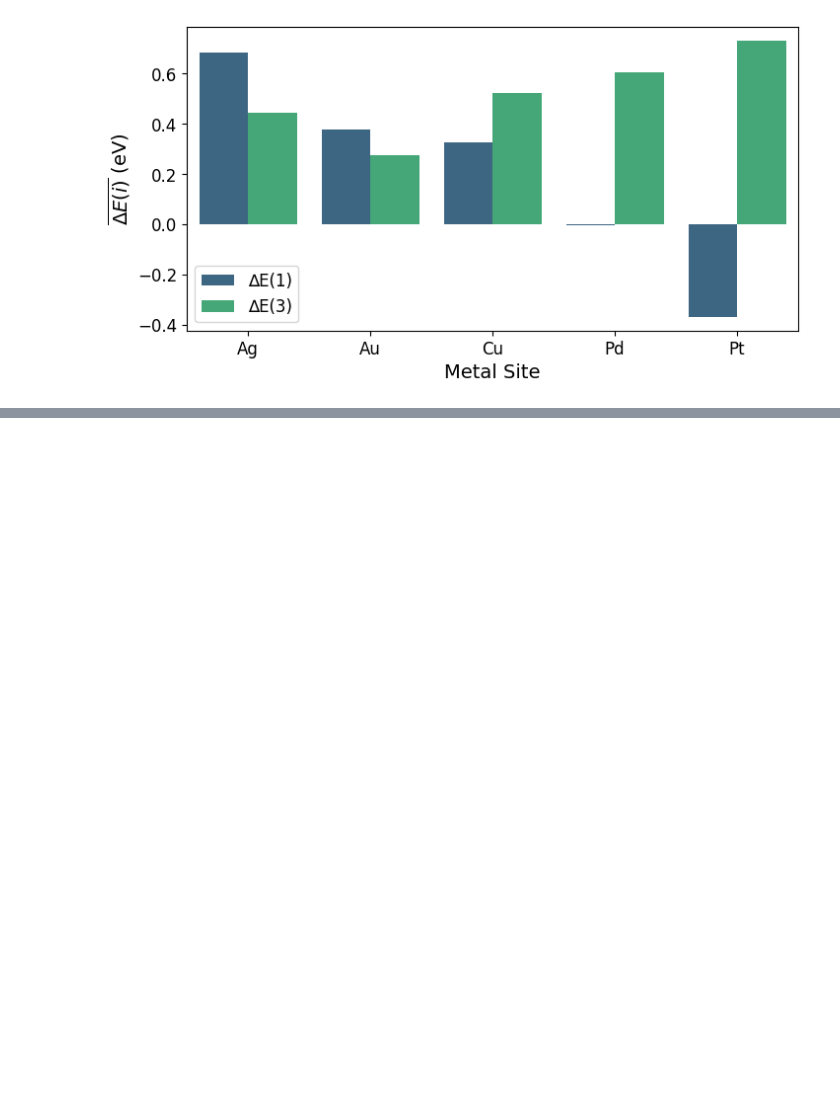
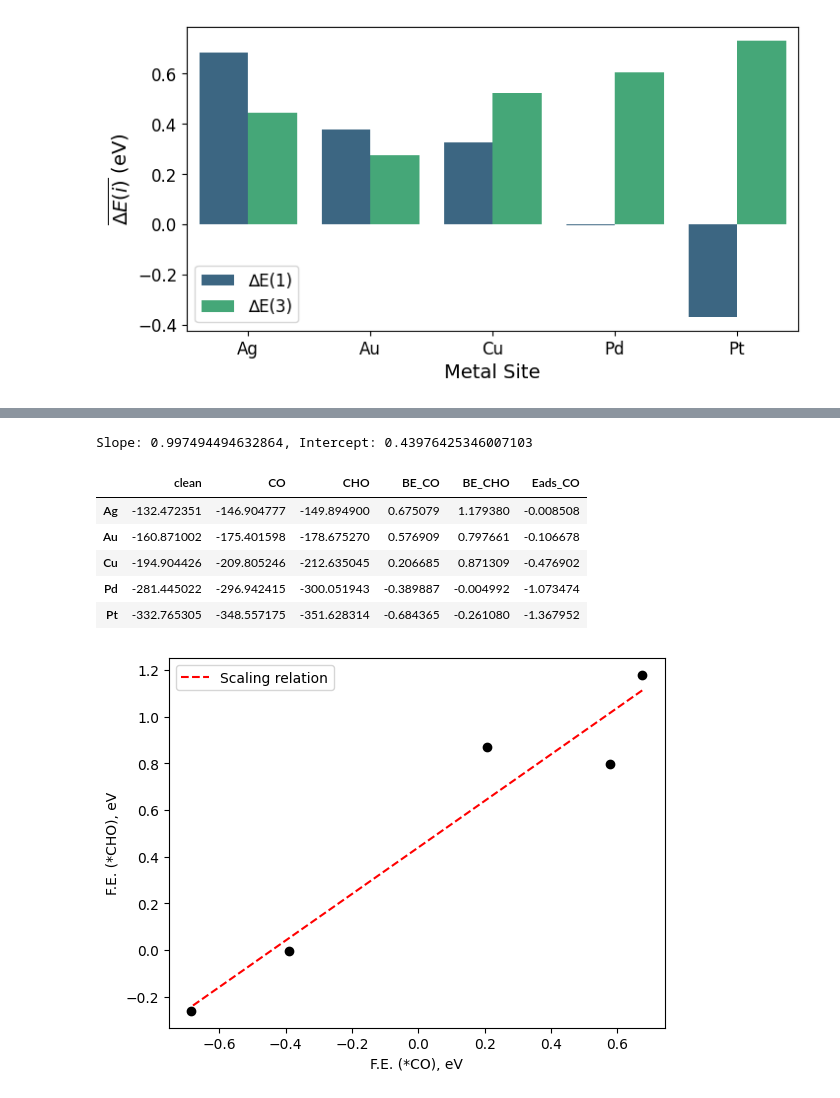
Before and after one commit to compcatalgroupIHPC/hea-co2rr-breaking-scaling, a Jupyter notebook: COOH_CO_CHO_notebook.ipynb, the cells around one changed output, grey strips where cells are left out. Cells and saved outputs as stored; diff of their text form; code cells hidden in the pictures; blank space fills up the shorter version.

Commit message:
Added last plots

```diff
--- a/COOH_CO_CHO_notebook.ipynb
+++ b/COOH_CO_CHO_notebook.ipynb
@@ -87,0 +187,29 @@ plt.show()
+# %%
+import numpy as np
+from sklearn.linear_model import LinearRegression
+
+puremetal_df = pd.read_pickle('puremetals_111_CHO_CO.pkl')
+
+X = puremetal_df['BE_CO'].values.reshape(-1, 1)
+y = puremetal_df['BE_CHO'].values.reshape(-1, 1)
+model_scaling = LinearRegression()
+model_scaling.fit(X, y)
+slope = model_scaling.coef_[0][0]
+intercept = model_scaling.intercept_[0]
+print(f'Slope: {slope}, Intercept: {intercept}')
+plt.plot(X, model_scaling.predict(X), 'r--', label='Scaling relation')
+plt.plot(puremetal_df['BE_CO'], puremetal_df['BE_CHO'], 'ok')
+plt.xlabel('F.E. (*CO), eV')
+plt.ylabel('F.E. (*CHO), eV')
+plt.legend()
+
+puremetal_df
+# %% [output]
+Slope: 0.997494494632864, Intercept: 0.43976425346007103
+|  | clean | CO | CHO | BE_CO | BE_CHO | Eads_CO |
+| Ag | -132.472351 | -146.904777 | -149.894900 | 0.675079 | 1.179380 | -0.008508 |
+| Au | -160.871002 | -175.401598 | -178.675270 | 0.576909 | 0.797661 | -0.106678 |
+| Cu | -194.904426 | -209.805246 | -212.635045 | 0.206685 | 0.871309 | -0.476902 |
+| Pd | -281.445022 | -296.942415 | -300.051943 | -0.389887 | -0.004992 | -1.073474 |
+| Pt | -332.765305 | -348.557175 | -351.628314 | -0.684365 | -0.261080 | -1.367952 |
+[figure, added]
```
Also changed, not shown: parts of 7 cells of this notebook.
